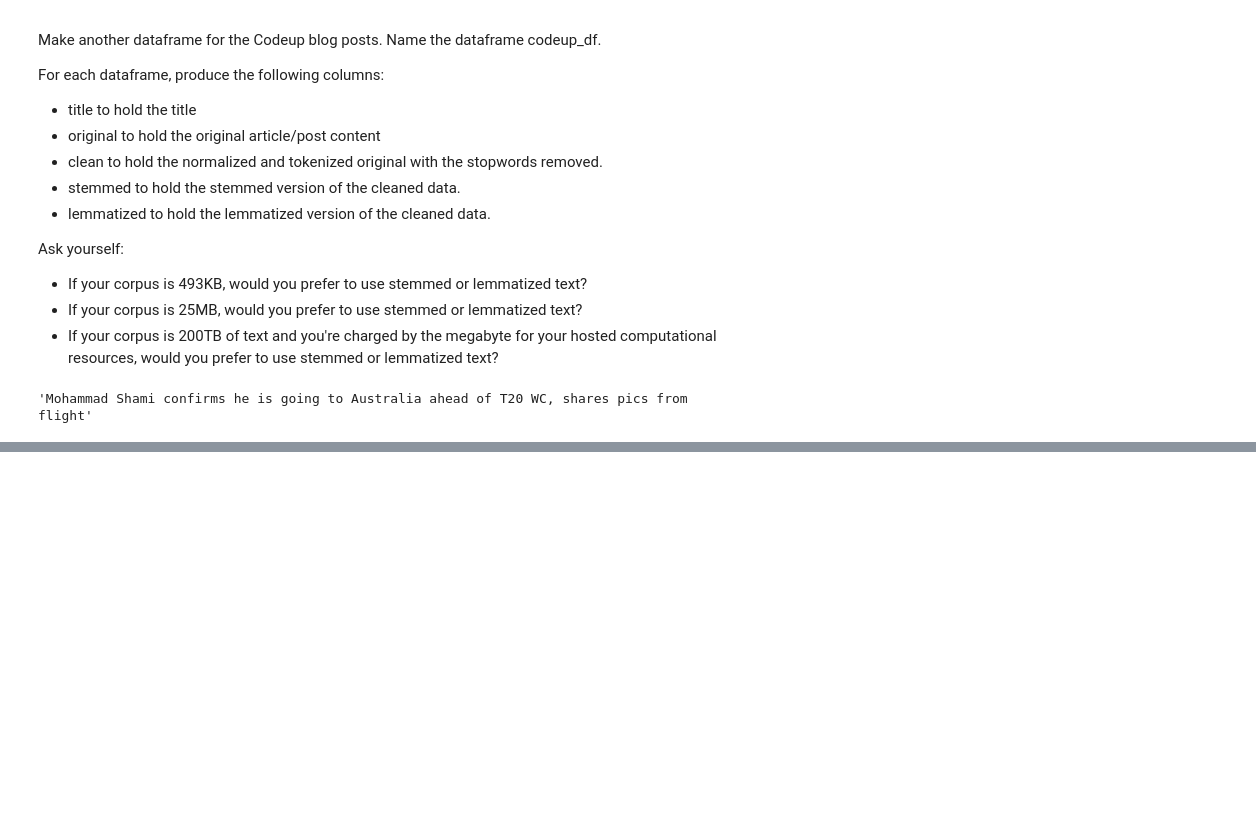
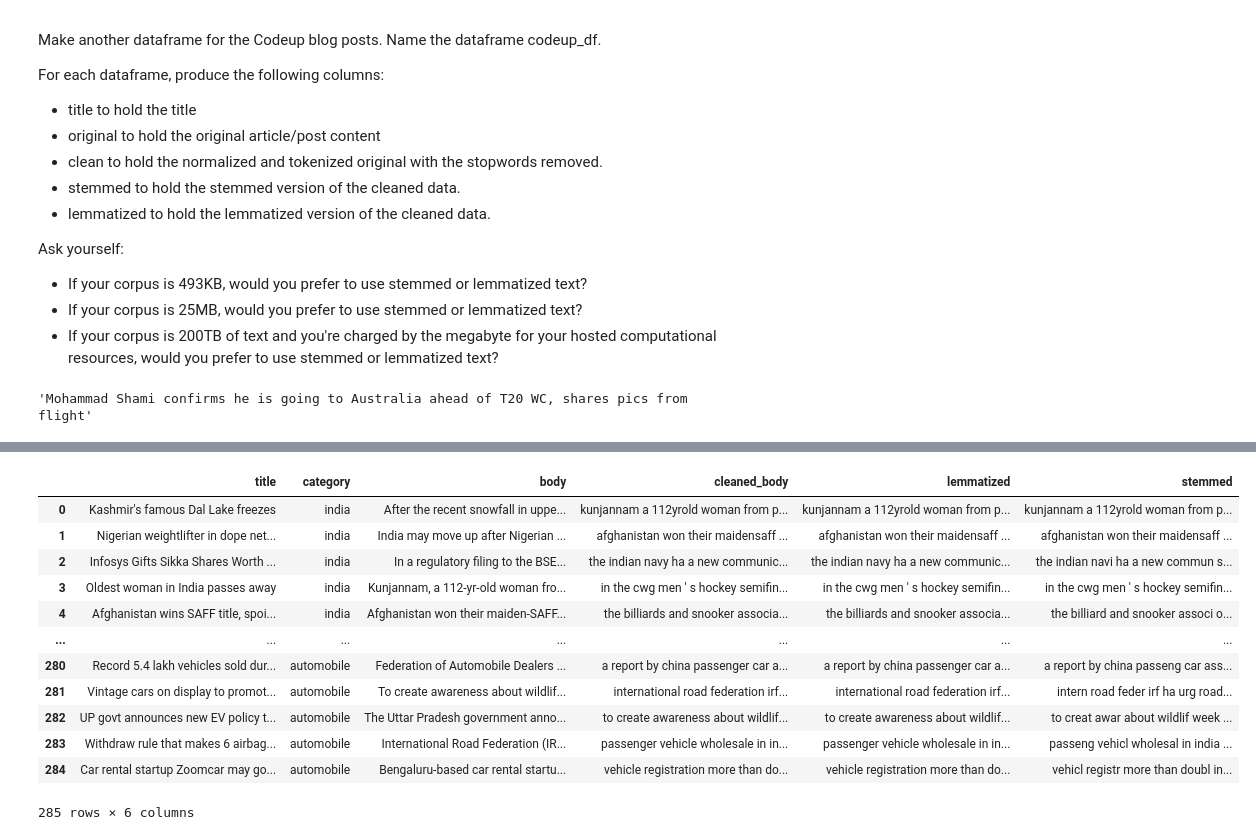
Before and after one commit to dashbringhurst/natural-language-processing-exercises, a Jupyter notebook: prepare.ipynb, the cells around one changed output, grey strips where cells are left out. Cells and saved outputs as stored; diff of their text form; code cells hidden in the pictures; blank space fills up the shorter version.

```diff
--- a/prepare.ipynb
+++ b/prepare.ipynb
@@ -67,0 +448,3 @@ basic_clean(df.title[1])
+# %%
+all_articles['lemmatized'] = lemmatized_articles
+all_articles.head()
@@ -67,0 +458,5 @@ basic_clean(df.title[1])
+# %%
+stemmed_articles = stem(cleaned_articles)
+# %%
+all_articles['stemmed'] = stemmed_articles
+all_articles.head()
@@ -67,0 +470,18 @@ basic_clean(df.title[1])
+# %%
+news_df = all_articles
+# %%
+news_df
+# %% [output]
+|  | title | category | body | cleaned_body | lemmatized | stemmed |
+| 0 | Kashmir's famous Dal Lake freezes | india | After the recent snowfall in uppe... | kunjannam a 112yrold woman from p... | kunjannam a 112yrold woman from p... | kunjannam a 112yrold woman from p... |
+| 1 | Nigerian weightlifter in dope net... | india | India may move up after Nigerian ... | afghanistan won their maidensaff ... | afghanistan won their maidensaff ... | afghanistan won their maidensaff ... |
+| 2 | Infosys Gifts Sikka Shares Worth ... | india | In a regulatory filing to the BSE... | the indian navy ha a new communic... | the indian navy ha a new communic... | the indian navi ha a new commun s... |
+| 3 | Oldest woman in India passes away | india | Kunjannam, a 112-yr-old woman fro... | in the cwg men ' s hockey semifin... | in the cwg men ' s hockey semifin... | in the cwg men ' s hockey semifin... |
+| 4 | Afghanistan wins SAFF title, spoi... | india | Afghanistan won their maiden-SAFF... | the billiards and snooker associa... | the billiards and snooker associa... | the billiard and snooker associ o... |
+| ... | ... | ... | ... | ... | ... | ... |
+| 280 | Record 5.4 lakh vehicles sold dur... | automobile | Federation of Automobile Dealers ... | a report by china passenger car a... | a report by china passenger car a... | a report by china passeng car ass... |
+| 281 | Vintage cars on display to promot... | automobile | To create awareness about wildlif... | international road federation irf... | international road federation irf... | intern road feder irf ha urg road... |
+| 282 | UP govt announces new EV policy t... | automobile | The Uttar Pradesh government anno... | to create awareness about wildlif... | to create awareness about wildlif... | to creat awar about wildlif week ... |
+| 283 | Withdraw rule that makes 6 airbag... | automobile | International Road Federation (IR... | passenger vehicle wholesale in in... | passenger vehicle wholesale in in... | passeng vehicl wholesal in india ... |
+| 284 | Car rental startup Zoomcar may go... | automobile | Bengaluru-based car rental startu... | vehicle registration more than do... | vehicle registration more than do... | vehicl registr more than doubl in... |
+285 rows × 6 columns
```
Also changed, not shown: parts of 53 cells of this notebook.
